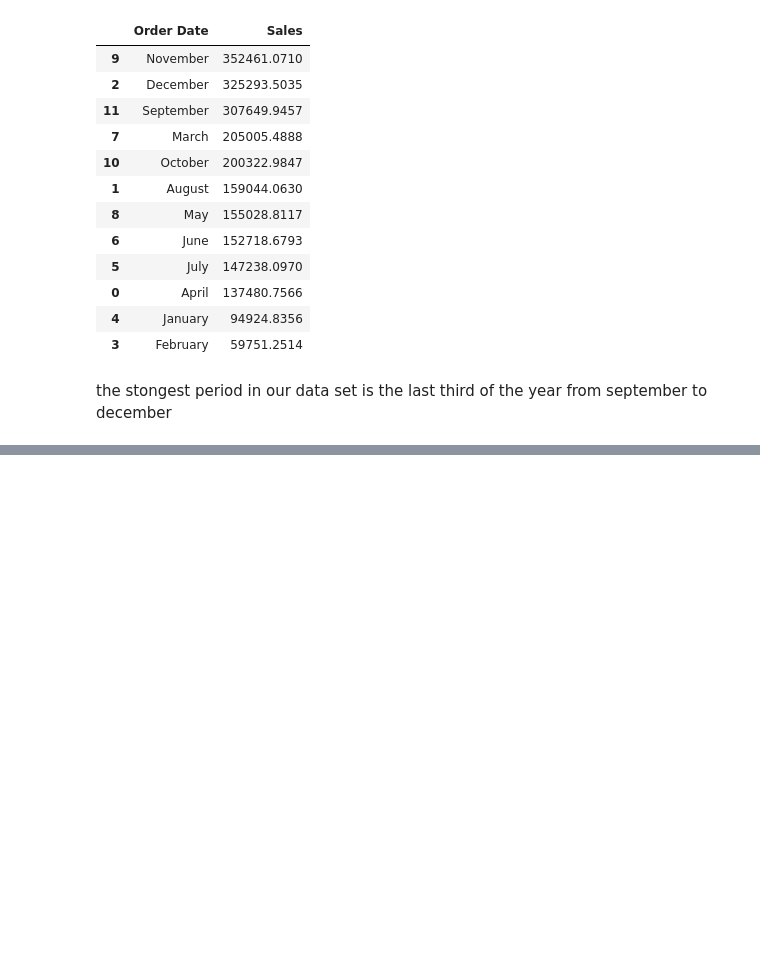
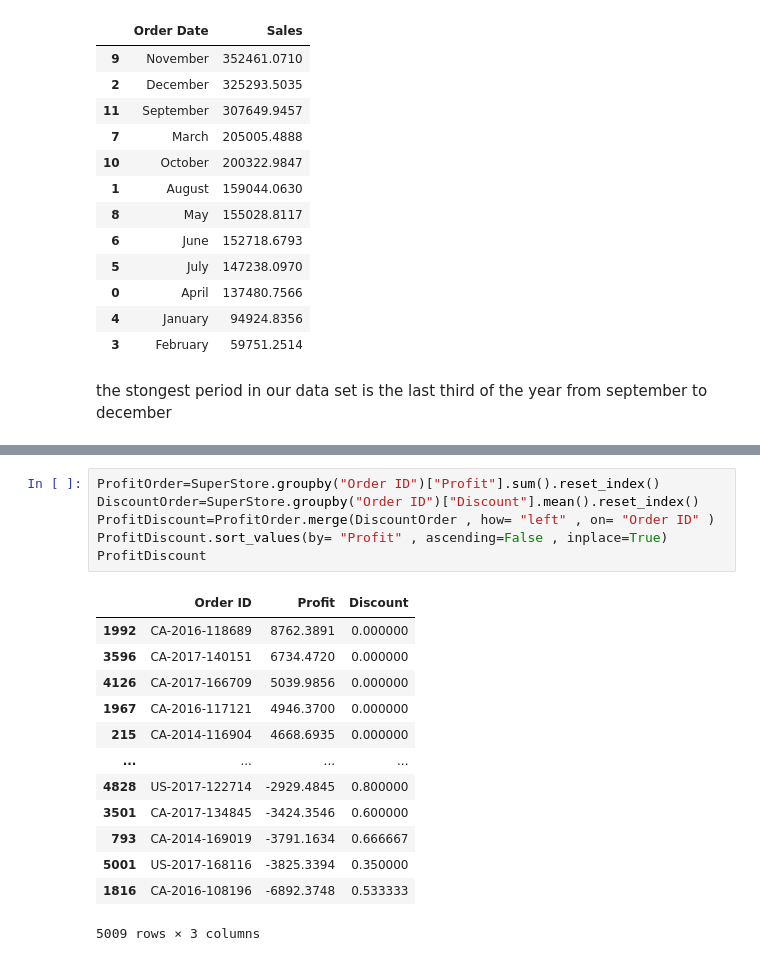
Before and after one commit to rabe156/Superstore-Dataset-analysis, a Jupyter notebook: notebooks/superstore_analysis.ipynb, the cells around one changed output, grey strips where cells are left out. Saved outputs shown, nothing was run; the diff lists cells and outputs as text; blank space fills up the shorter version.

```diff
--- a/notebooks/superstore_analysis.ipynb
+++ b/notebooks/superstore_analysis.ipynb
@@ -603,0 +620,20 @@ the stongest period in our data set is the last third of the year from september
+# %%
+ProfitOrder=SuperStore.groupby("Order ID")["Profit"].sum().reset_index()
+DiscountOrder=SuperStore.groupby("Order ID")["Discount"].mean().reset_index()
+ProfitDiscount=ProfitOrder.merge(DiscountOrder , how= "left" , on= "Order ID" )
+ProfitDiscount.sort_values(by= "Profit" , ascending=False , inplace=True)
+ProfitDiscount
+# %% [output]
+|  | Order ID | Profit | Discount |
+| 1992 | CA-2016-118689 | 8762.3891 | 0.000000 |
+| 3596 | CA-2017-140151 | 6734.4720 | 0.000000 |
+| 4126 | CA-2017-166709 | 5039.9856 | 0.000000 |
+| 1967 | CA-2016-117121 | 4946.3700 | 0.000000 |
+| 215 | CA-2014-116904 | 4668.6935 | 0.000000 |
+| ... | ... | ... | ... |
+| 4828 | US-2017-122714 | -2929.4845 | 0.800000 |
+| 3501 | CA-2017-134845 | -3424.3546 | 0.600000 |
+| 793 | CA-2014-169019 | -3791.1634 | 0.666667 |
+| 5001 | US-2017-168116 | -3825.3394 | 0.350000 |
+| 1816 | CA-2016-108196 | -6892.3748 | 0.533333 |
+5009 rows × 3 columns
```
Also changed, not shown: parts of 20 cells of this notebook.
